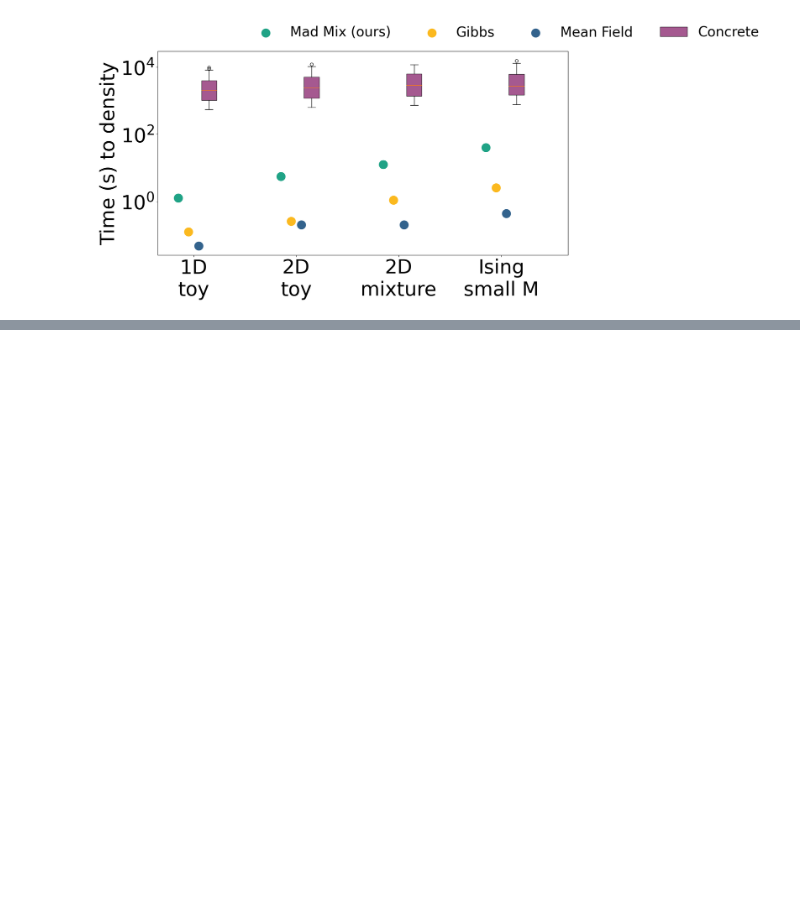
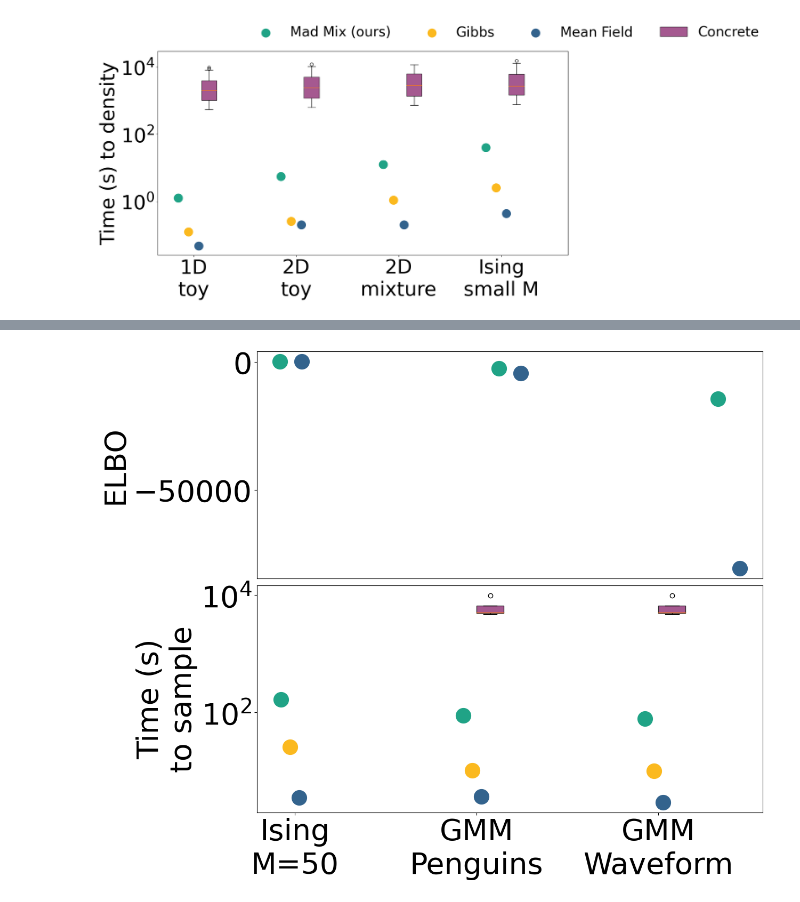
Before and after one commit to giankdiluvi/madmix, a Jupyter notebook: examples/summary/summary.ipynb, the cells around one changed output, grey strips where cells are left out. Drawn from its saved outputs; the diff is of its cells as text; code cells hidden in the pictures; blank space fills up the shorter version.

Commit message:
update summary figs

```diff
--- a/examples/summary/summary.ipynb
+++ b/examples/summary/summary.ipynb
@@ -423,0 +340,95 @@ handles, labels = axs[1].get_legend_handles_labels()
+# %%
+fig, axs = plt.subplots(2,1, figsize=(12.5,10), constrained_layout=True)
+
+########################
+########################
+#      elbos plot      #
+########################
+########################
+offset=0.05
+marker_size=400
+
+mad_offset=-1.5
+gibbs_offset=-0.5
+meanfield_offset=0.5
+concrete_offset=1.5
+
+
+# Ising large M
+axs[0].scatter([0+mad_offset*offset],[madmix_elbos[4]],s=marker_size,c='#20A386FF')
+axs[0].scatter([0+meanfield_offset*offset],[meanfield_elbos[4]],s=marker_size,c='#33638D')
+
+# GMM penguins
+axs[0].scatter([1+mad_offset*offset],[madmix_elbos[5]],s=marker_size,c='#20A386FF')
+axs[0].scatter([1+meanfield_offset*offset],[meanfield_elbos[5]],s=marker_size,c='#33638D')
+
+# GMM waveform
+axs[0].scatter([2+mad_offset*offset],[madmix_elbos[6]],s=marker_size,c='#20A386FF')
+axs[0].scatter([2+meanfield_offset*offset],[meanfield_elbos[6]],s=marker_size,c='#33638D')
+
+# fill concrete boxplots with colors
+colors = ['#87216BFF', '#87216BFF', '#87216BFF','#87216BFF']
+
+
+#axs[0].set_ylabel('Neg\nELBO')
+axs[0].set_ylabel('ELBO')
+#axs[0].set_yscale('log')
+#axs[0].set_xticks(ticks=[0,1,2,3],labels=['1D toy', '2D toy', '2D\nmixture', 'Ising\nsmall M']);
+axs[0].tick_params(
+    axis='x',          # changes apply to the x-axis
+    which='both',      # both major and minor ticks are affected
+    bottom=False,      # ticks along the bottom edge are off
+    top=False,         # ticks along the top edge are off
+    labelbottom=False) # labels along the bottom edge are off
+
+
+
+########################
+########################
+#    cpu times plot    #
+########################
+########################
+plt.rcParams["legend.framealpha"]=1
+plt.rcParams["legend.edgecolor"]='black'
+
+
+# Ising large M
+axs[1].scatter([0*increase+mad_offset*offset],[madmix_cput[4]],s=marker_size,c='#20A386FF',label='Mad Mix (ours)')
+axs[1].scatter([0*increase+gibbs_offset*offset],[gibbs_cput[4]],s=marker_size,c='#FBB91FFF', label='Gibbs')
+axs[1].scatter([0*increase+meanfield_offset*offset],[meanfield_cput[4]],s=marker_size,c='#33638D',label='Mean field')
+
+# GMM penguins
+axs[1].scatter([1*increase+mad_offset*offset],[madmix_cput[5]],s=marker_size,c='#20A386FF')
+axs[1].scatter([1*increase+gibbs_offset*offset],[gibbs_cput[5]],s=marker_size,c='#FBB91FFF')
+axs[1].scatter([1*increase+meanfield_offset*offset],[meanfield_cput[5]],s=marker_size,c='#33638D')
+bp4=axs[1].boxplot(concrete_cput_gmm_pg,positions=[1*increase+concrete_offset*offset], patch_artist=True)
+
+
+# GMM waveform
+axs[1].scatter([2*increase+mad_offset*offset],[madmix_cput[6]],s=marker_size,c='#20A386FF')
+axs[1].scatter([2*increase+gibbs_offset*offset],[gibbs_cput[6]],s=marker_size,c='#FBB91FFF')
+axs[1].scatter([2*increase+meanfield_offset*offset],[meanfield_cput[6]],s=marker_size,c='#33638D')
+bp5=axs[1].boxplot(concrete_cput_gmm_pg,positions=[2*increase+concrete_offset*offset], patch_artist=True)
+
+# fill concrete boxplots with colors
+colors = ['#87216BFF', '#87216BFF', '#87216BFF','#87216BFF']
+i=0
+for bplot in (bp4,bp5):
+    for patch, color in zip(bplot['boxes'], colors):
+        patch.set_facecolor(color)
+        patch.set_alpha(0.75)
+        if i==0: patch.set_label('Concrete')
+        i=i+1
+
+axs[1].set_ylabel('Time (s)\nto sample')
+axs[1].set_yscale('log')
+axs[1].set_xticks(ticks=[0,increase,2*increase],
+                  labels=['Ising\nM=50','GMM\nPenguins','GMM\nWaveform']);
+
+
+handles, labels = axs[1].get_legend_handles_labels()
+#fig.legend(handles, labels, bbox_to_anchor=(0, 1.02, 1, 0.2),
+#           loc="lower left",mode="expand", borderaxespad=0, ncol=4, fontsize='x-small')
+#plt.savefig(fig_path+'summary_both_cont.pdf', dpi=300, bbox_inches='tight')
+# %% [output]
+[figure, added]
```
Also changed, not shown: parts of 5 cells of this notebook.
